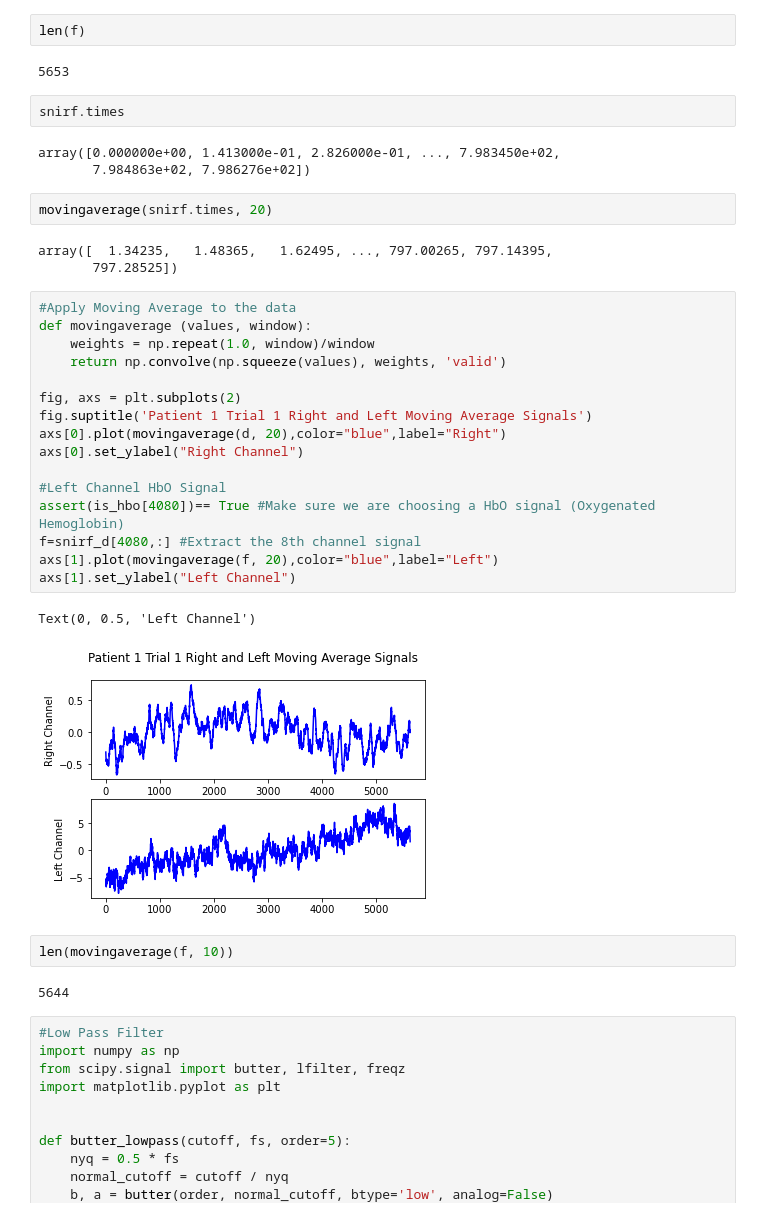
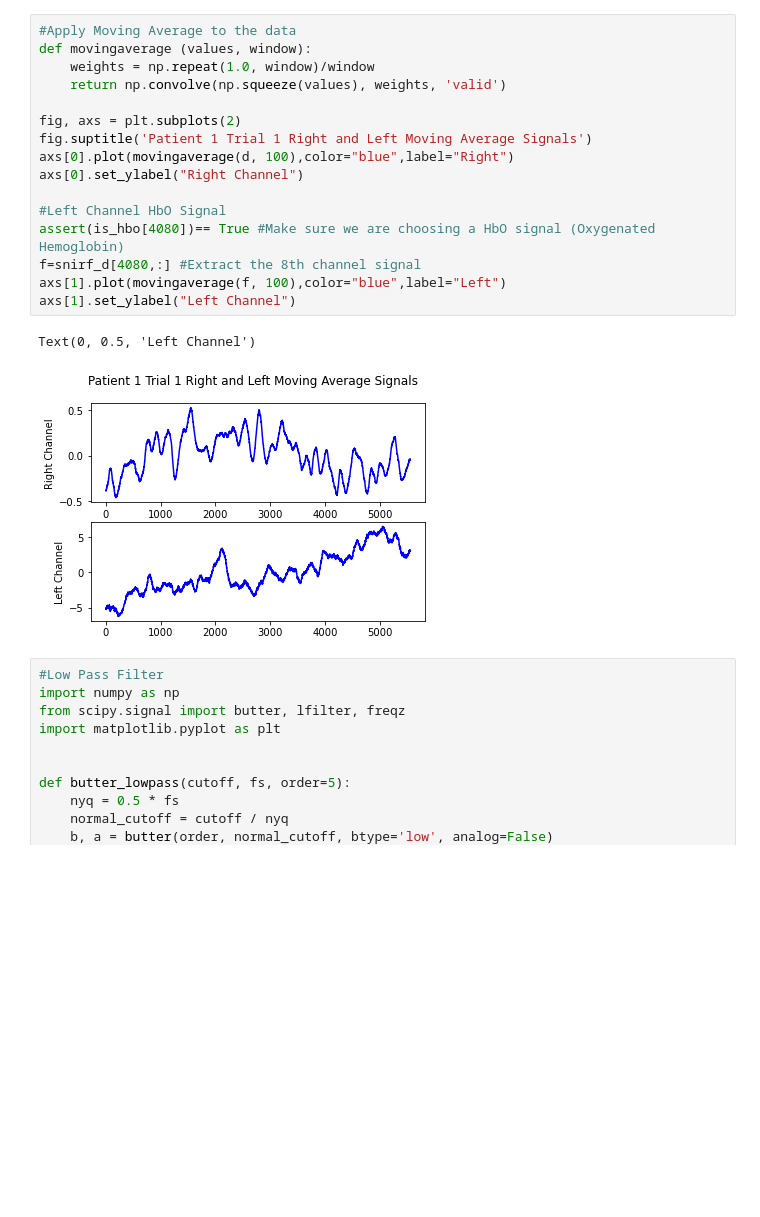
Before and after one commit to 18alia/175-Project, a Jupyter notebook: Project Setup.ipynb, the cells around one changed output. Saved outputs shown, nothing was run; the diff lists cells and outputs as text; blank space fills up the shorter version.

```diff
--- a/Project Setup.ipynb
+++ b/Project Setup.ipynb
@@ -79,43 +64,25 @@ axs[1].set_ylabel("Left Channel")
 # %% [output]
 Text(0, 0.5, 'Left Channel')
 [figure]
-# %%
-len(f)
-# %% [output]
-5653
-# %%
-snirf.times
-# %% [output]
-array([0.000000e+00, 1.413000e-01, 2.826000e-01, ..., 7.983450e+02,
-       7.984863e+02, 7.986276e+02])
-# %%
-movingaverage(snirf.times, 20)
-# %% [output]
-array([  1.34235,   1.48365,   1.62495, ..., 797.00265, 797.14395,
-       797.28525])
 # %%
 #Apply Moving Average to the data
 def movingaverage (values, window):
     weights = np.repeat(1.0, window)/window
     return np.convolve(np.squeeze(values), weights, 'valid')
 
 fig, axs = plt.subplots(2)
 fig.suptitle('Patient 1 Trial 1 Right and Left Moving Average Signals')
-axs[0].plot(movingaverage(d, 20),color="blue",label="Right")
+axs[0].plot(movingaverage(d, 100),color="blue",label="Right")
 axs[0].set_ylabel("Right Channel")
 
 #Left Channel HbO Signal
 assert(is_hbo[4080])== True #Make sure we are choosing a HbO signal (Oxygenated Hemoglobin)
 f=snirf_d[4080,:] #Extract the 8th channel signal
-axs[1].plot(movingaverage(f, 20),color="blue",label="Left")
+axs[1].plot(movingaverage(f, 100),color="blue",label="Left")
 axs[1].set_ylabel("Left Channel")
 # %% [output]
 Text(0, 0.5, 'Left Channel')
-[figure, old version]
+[figure, new version]
-# %%
-len(movingaverage(f, 10))
-# %% [output]
-5644
 # %%
 #Low Pass Filter
 import numpy as np
```
Also changed, not shown: parts of 18 cells of this notebook.
